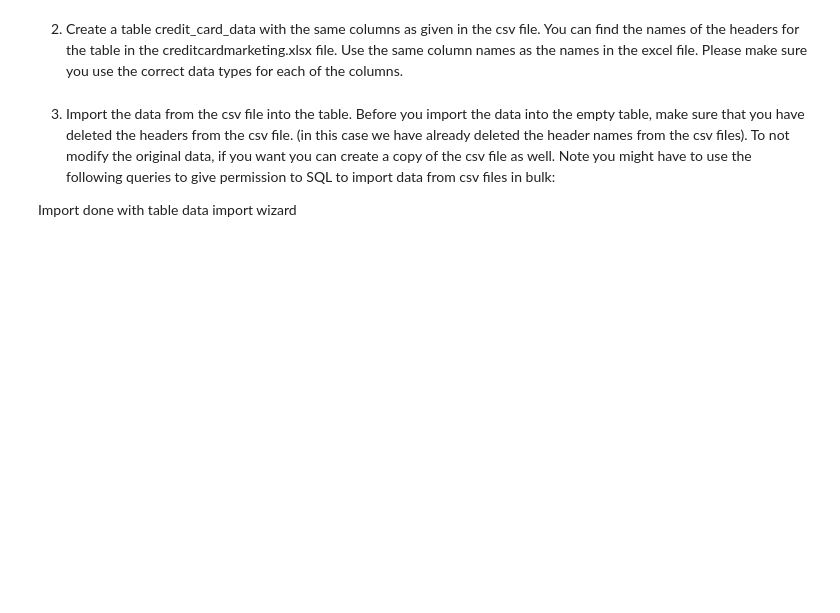
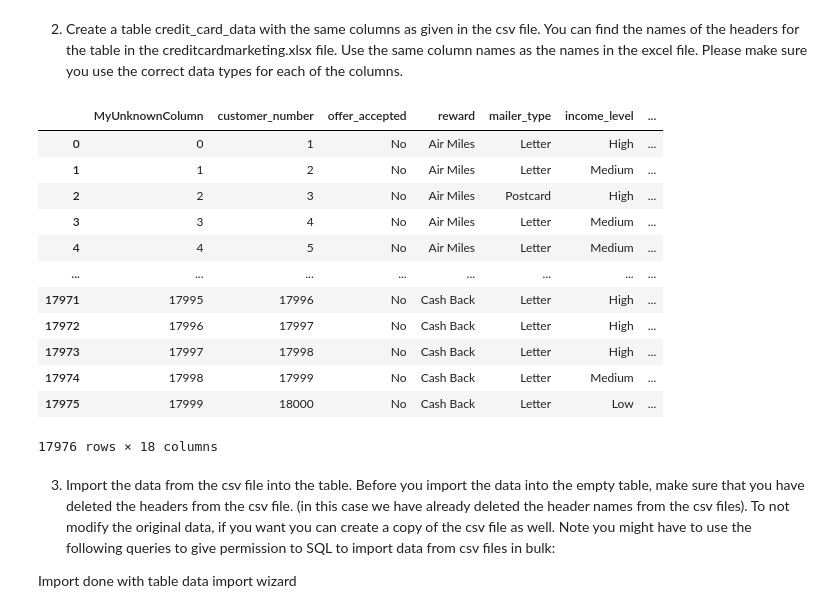
Before and after one commit to SophieHubert/Project_2_Mid-Bootcamp, a Jupyter notebook: classification/02- MySQL - Classification.ipynb, the cells around one changed output. Cells and saved outputs as stored; diff of their text form; code cells hidden in the pictures; blank space fills up the shorter version.

```diff
--- a/classification/02- MySQL - Classification.ipynb
+++ b/classification/02- MySQL - Classification.ipynb
@@ -46,11 +59,26 @@ data = pd.read_sql_query(query_1, engine)
 # %%
 query_2 = '''
 
         Select *
         from credit_card_data
         ;
         '''
-data = pd.read_sql_query(query_2, engine)
+data_2 = pd.read_sql_query(query_2, engine)
+data_2
+# %% [output]
+|  | MyUnknownColumn | customer_number | offer_accepted | reward | mailer_type | income_level | ... |
+| 0 | 0 | 1 | No | Air Miles | Letter | High | ... |
+| 1 | 1 | 2 | No | Air Miles | Letter | Medium | ... |
+| 2 | 2 | 3 | No | Air Miles | Postcard | High | ... |
+| 3 | 3 | 4 | No | Air Miles | Letter | Medium | ... |
+| 4 | 4 | 5 | No | Air Miles | Letter | Medium | ... |
+| ... | ... | ... | ... | ... | ... | ... | ... |
+| 17971 | 17995 | 17996 | No | Cash Back | Letter | High | ... |
+| 17972 | 17996 | 17997 | No | Cash Back | Letter | High | ... |
+| 17973 | 17997 | 17998 | No | Cash Back | Letter | High | ... |
+| 17974 | 17998 | 17999 | No | Cash Back | Letter | Medium | ... |
+| 17975 | 17999 | 18000 | No | Cash Back | Letter | Low | ... |
+17976 rows × 18 columns
 # %% [markdown]
 3. Import the data from the csv file into the table.
 Before you import the data into the empty table, make sure that you have deleted the headers from the csv file.
```
Also changed, not shown: parts of 24 cells of this notebook, 1 other file.
